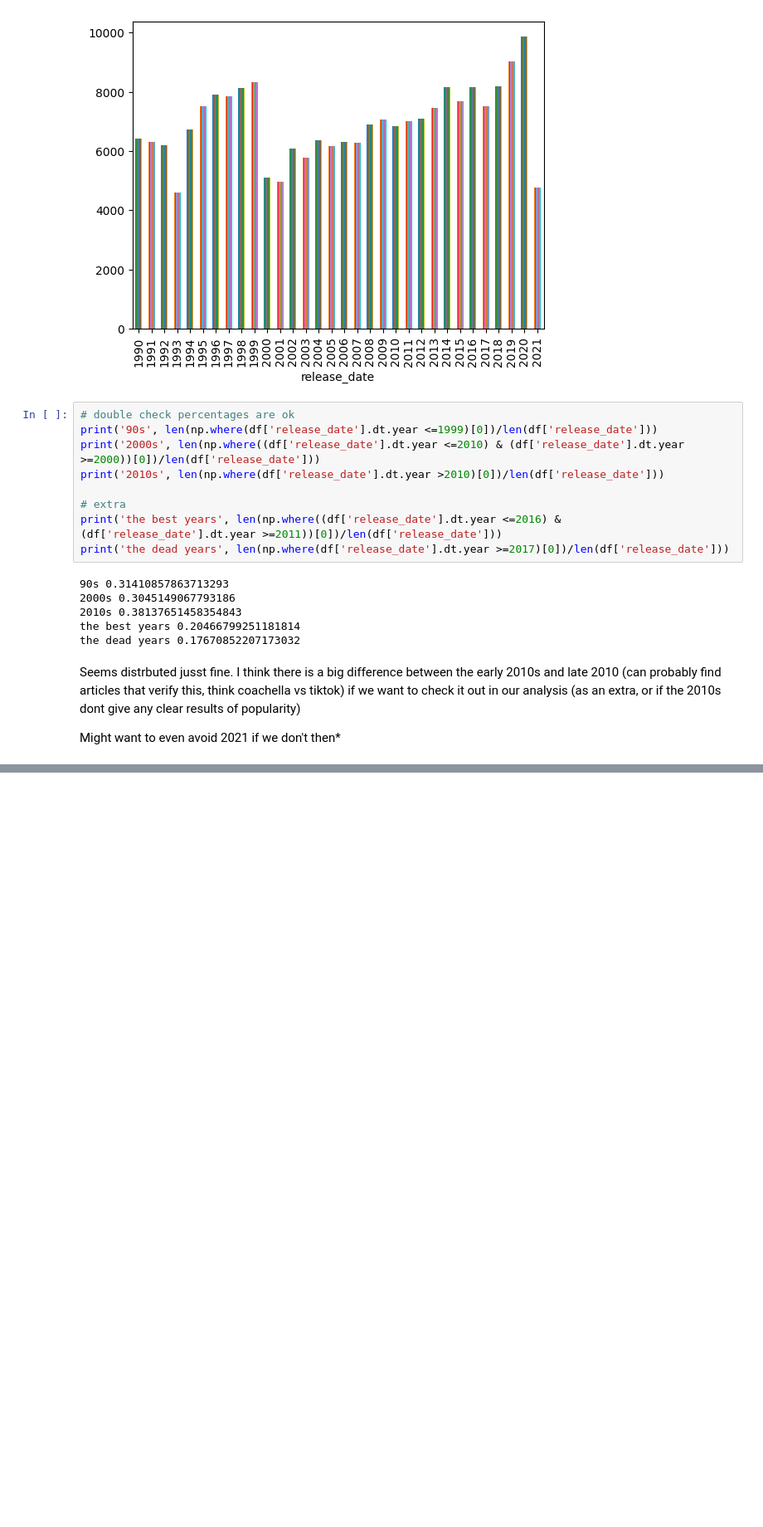
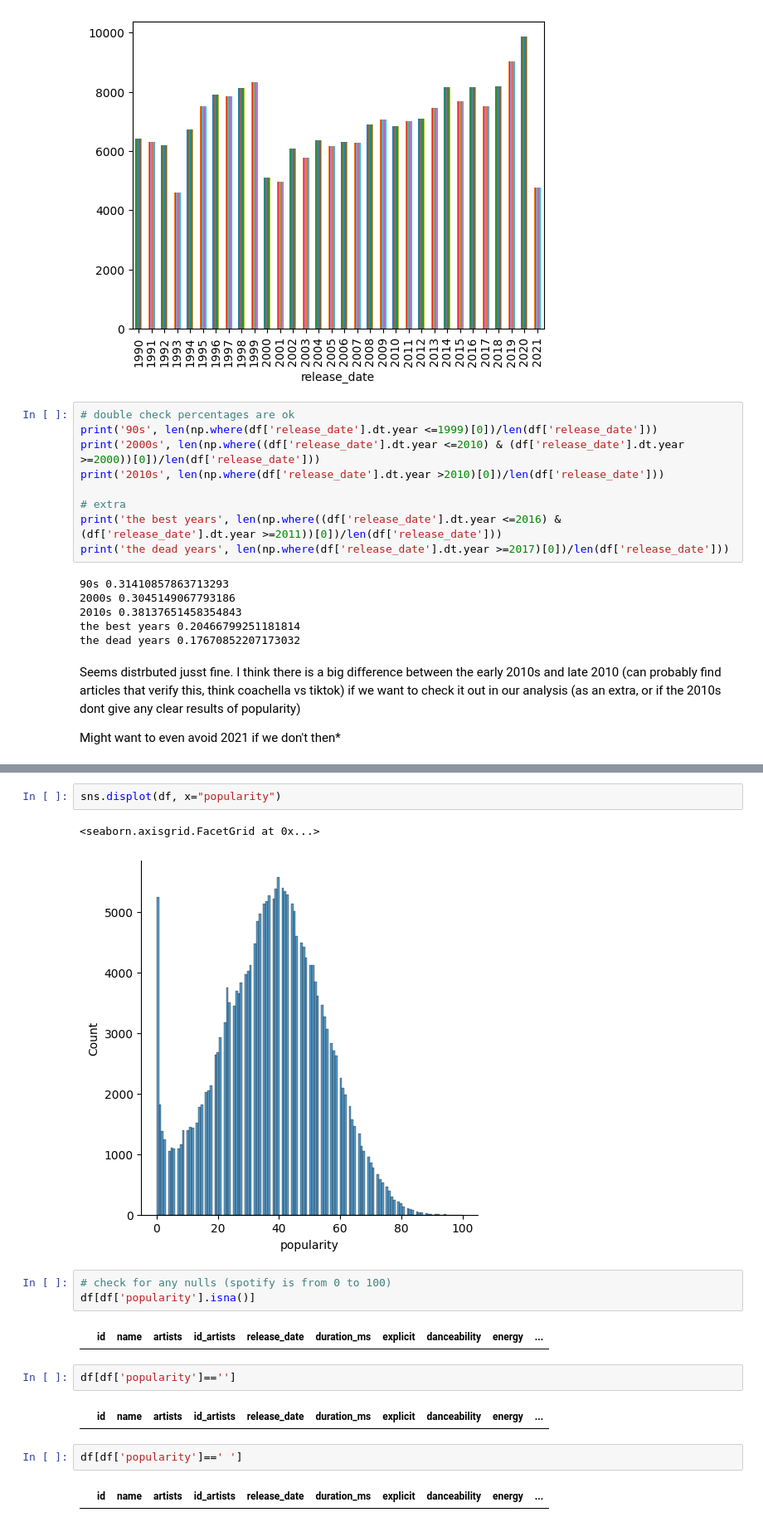
Before and after one commit to aria-51/dsw_tisabop, a Jupyter notebook: da_draftv1.ipynb, the cells around one changed output, grey strips where cells are left out. Shown at 83% size. Saved outputs shown, nothing was run; the diff lists cells and outputs as text; blank space fills up the shorter version.

```diff
--- a/da_draftv1.ipynb
+++ b/da_draftv1.ipynb
@@ -356,0 +385,18 @@ Might want to even avoid 2021 if we don't then*
+# %%
+sns.displot(df, x="popularity")
+# %% [output]
+<seaborn.axisgrid.FacetGrid at 0x...>
+[figure, added]
+# %%
+# check for any nulls (spotify is from 0 to 100)
+df[df['popularity'].isna()]
+# %% [output]
+|  | id | name | artists | id_artists | release_date | duration_ms | explicit | danceability | energy | ... |
+# %%
+df[df['popularity']=='']
+# %% [output]
+|  | id | name | artists | id_artists | release_date | duration_ms | explicit | danceability | energy | ... |
+# %%
+df[df['popularity']==' ']
+# %% [output]
+|  | id | name | artists | id_artists | release_date | duration_ms | explicit | danceability | energy | ... |
```
Also changed, not shown: parts of 47 cells of this notebook.
